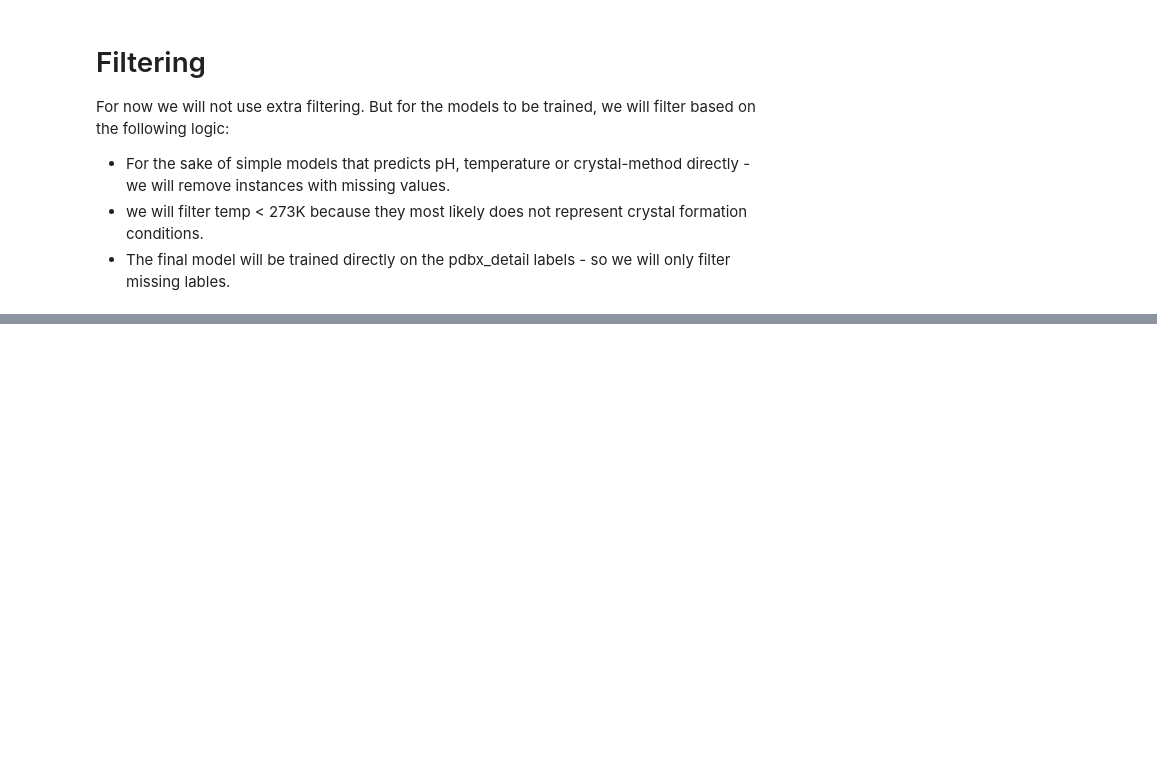
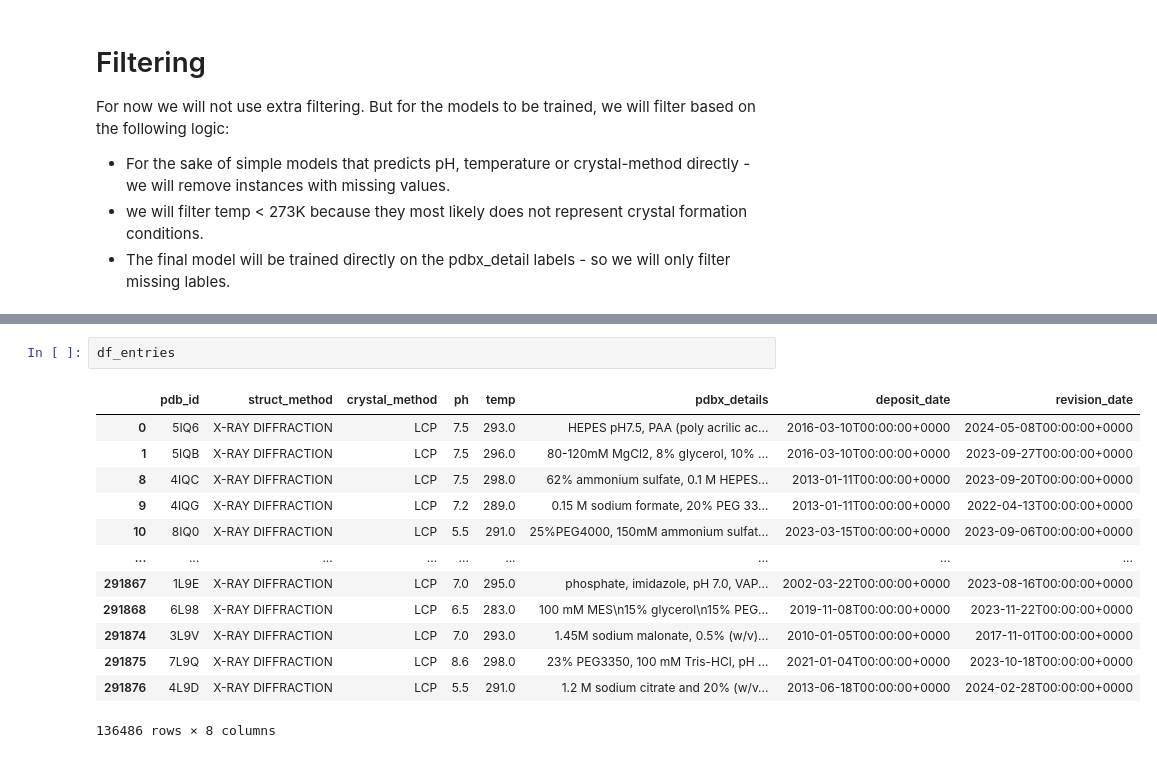
Before and after one commit to oregev11/crystoper, a Jupyter notebook: notebooks/01_EDA.ipynb, the cells around one changed output, grey strips where cells are left out. Drawn from its saved outputs; the diff is of its cells as text; blank space fills up the shorter version.

```diff
--- a/notebooks/01_EDA.ipynb
+++ b/notebooks/01_EDA.ipynb
@@ -466,0 +491,16 @@ dict_keys(['df'])
+# %%
+df_entries
+# %% [output]
+|  | pdb_id | struct_method | crystal_method | ph | temp | pdbx_details | deposit_date | revision_date |
+| 0 | 5IQ6 | X-RAY DIFFRACTION | LCP | 7.5 | 293.0 | HEPES pH7.5, PAA (poly acrilic ac... | 2016-03-10T00:00:00+0000 | 2024-05-08T00:00:00+0000 |
+| 1 | 5IQB | X-RAY DIFFRACTION | LCP | 7.5 | 296.0 | 80-120mM MgCl2, 8% glycerol, 10% ... | 2016-03-10T00:00:00+0000 | 2023-09-27T00:00:00+0000 |
+| 8 | 4IQC | X-RAY DIFFRACTION | LCP | 7.5 | 298.0 | 62% ammonium sulfate, 0.1 M HEPES... | 2013-01-11T00:00:00+0000 | 2023-09-20T00:00:00+0000 |
+| 9 | 4IQG | X-RAY DIFFRACTION | LCP | 7.2 | 289.0 | 0.15 M sodium formate, 20% PEG 33... | 2013-01-11T00:00:00+0000 | 2022-04-13T00:00:00+0000 |
+| 10 | 8IQ0 | X-RAY DIFFRACTION | LCP | 5.5 | 291.0 | 25%PEG4000, 150mM ammonium sulfat... | 2023-03-15T00:00:00+0000 | 2023-09-06T00:00:00+0000 |
+| ... | ... | ... | ... | ... | ... | ... | ... | ... |
+| 291867 | 1L9E | X-RAY DIFFRACTION | LCP | 7.0 | 295.0 | phosphate, imidazole, pH 7.0, VAP... | 2002-03-22T00:00:00+0000 | 2023-08-16T00:00:00+0000 |
+| 291868 | 6L98 | X-RAY DIFFRACTION | LCP | 6.5 | 283.0 | 100 mM MES\n15% glycerol\n15% PEG... | 2019-11-08T00:00:00+0000 | 2023-11-22T00:00:00+0000 |
+| 291874 | 3L9V | X-RAY DIFFRACTION | LCP | 7.0 | 293.0 | 1.45M sodium malonate, 0.5% (w/v)... | 2010-01-05T00:00:00+0000 | 2017-11-01T00:00:00+0000 |
+| 291875 | 7L9Q | X-RAY DIFFRACTION | LCP | 8.6 | 298.0 | 23% PEG3350, 100 mM Tris-HCl, pH ... | 2021-01-04T00:00:00+0000 | 2023-10-18T00:00:00+0000 |
+| 291876 | 4L9D | X-RAY DIFFRACTION | LCP | 5.5 | 291.0 | 1.2 M sodium citrate and 20% (w/v... | 2013-06-18T00:00:00+0000 | 2024-02-28T00:00:00+0000 |
+136486 rows × 8 columns
```
Also changed, not shown: parts of 7 cells of this notebook, 2 other files.
